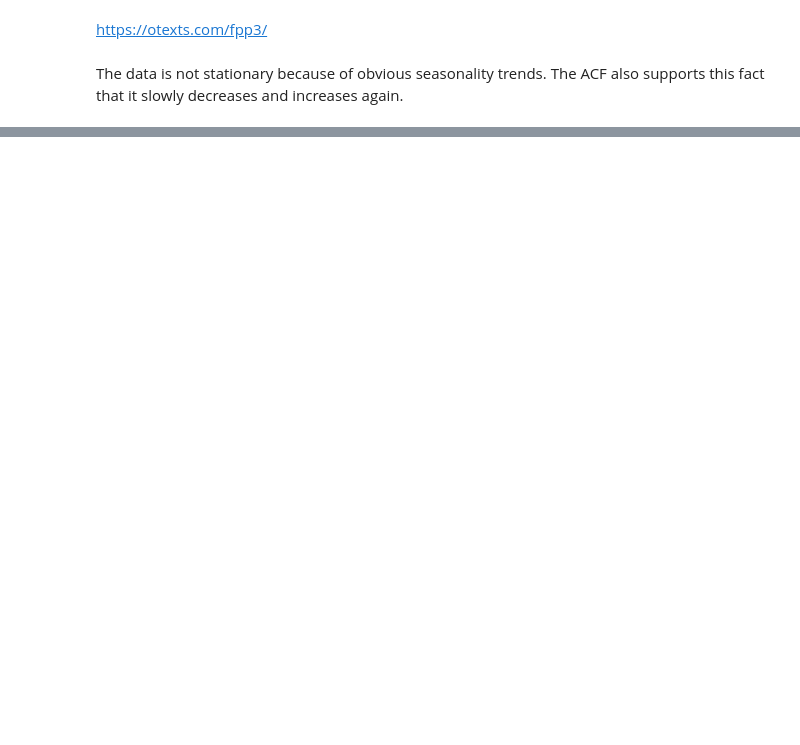
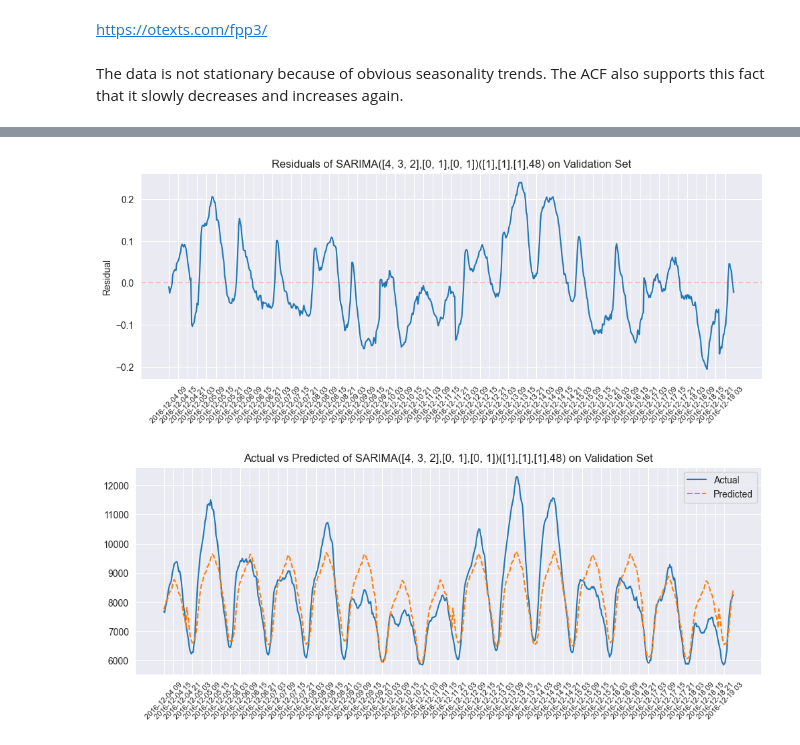
Before and after one commit to laukamkit/capstone_project_GroupA, a Jupyter notebook: src/eda_sarimax.ipynb, the cells around one changed output, grey strips where cells are left out. Drawn from its saved outputs; the diff is of its cells as text; code cells hidden in the pictures; blank space fills up the shorter version.

Commit message:
latest sarimax

```diff
--- a/src/eda_sarimax.ipynb
+++ b/src/eda_sarimax.ipynb
@@ -242,0 +319,20 @@ Warnings:
+# %%
+p = [4,3,2]
+d = [0,1]
+q = [0,1]
+p_s = [1]
+d_s = [1]
+q_s = [1]
+period = 48
+best_model_h_48, best_order_h_48, best_seasonal_order_h_48, progress_log_h_48 = grid_search_sarimax(
+    train_df=subset_train,
+    validation_df=validation,
+    target_var='LOG_TOTALDEMAND',
+    exog_vars=exog,
+    val_horizon=48,
+    val_iters=1000,
+    is_target_log_transform=True,
+    p_values=p, d_values=d, q_values=q,
+    p_s_values=p_s, d_s_values=d_s, q_s_values=q_s,
+    period=period
+)
@@ -245,30 +426,35 @@ Warnings:
 # resid_acf_plot = plot_acf(model_fit_sarima.resid, lags=(len(model_fit_sarima.resid)-1)//4)
 # resid_pacf_plot = plot_pacf(model_fit_sarima.resid, lags=(len(model_fit_sarima.resid)-1)//4)
 # %%
-# from datetime import datetime, timedelta
+from datetime import datetime, timedelta
 
-# print(validation_target.index.min(), validation_target.index.max())
-# predictions = model_fit_sarima.forecast(
-#     steps=len(validation_target),
-#     exog=validation_target[exog]
-# )
-# residuals = validation_target['LOG_TOTALDEMAND'] - predictions
+forecast_horizon = 720
+step_size = 48
+validation_sub = validation.copy()
+validation_sub = validation_sub.iloc[:forecast_horizon]  # take only the first 720 rows for this test
+print(validation_sub.index.min(), validation_sub.index.max())
+predictions = best_model_h_48.forecast(
+    steps=len(validation_sub),
+    exog=validation_sub[exog]
+)
+residuals = validation_sub['LOG_TOTALDEMAND'] - predictions
 
-# plt.figure(figsize=(12,4))
-# plt.plot(residuals)
-# plt.title(f'Residuals of SARIMA({p},{d},{q})({p_s},{d_s},{q_s},{period}) on Validation Set')
-# plt.ylabel('Residual')
-# # for xticks, show as format 'YYYY-MM-DD HH'
-# plt.gca().xaxis.set_major_formatter(plt.matplotlib.dates.DateFormatter('%Y-%m-%d %H'))
-# plt.xticks(np.arange(validation_target.index[0], validation_target.index[-1], step=timedelta(hours=6)), rotation=45, fontsize=8)
-# plt.axhline(0, color='red', linestyle='--', alpha=0.2)
-# plt.show()
+plt.figure(figsize=(12,4))
+plt.plot(residuals)
+plt.title(f'Residuals of SARIMA({p},{d},{q})({p_s},{d_s},{q_s},{period}) on Validation Set')
+plt.ylabel('Residual')
+# for xticks, show as format 'YYYY-MM-DD HH'
+plt.gca().xaxis.set_major_formatter(plt.matplotlib.dates.DateFormatter('%Y-%m-%d %H'))
+plt.xticks(np.arange(validation_sub.index[0], validation_sub.index[-1], step=timedelta(hours=6)), rotation=45, fontsize=8)
+plt.axhline(0, color='red', linestyle='--', alpha=0.2)
+plt.show()
 
-# plt.figure(figsize=(12,4))
-# plt.plot(validation_target['TOTALDEMAND'], label='Actual')
-# plt.plot(np.exp(predictions), label='Predicted', linestyle='--')
-# plt.gca().xaxis.set_major_formatter(plt.matplotlib.dates.DateFormatter('%Y-%m-%d %H'))
-# plt.xticks(np.arange(validation_target.index[0], validation_target.index[-1], step=timedelta(hours=6)), rotation=45, fontsize=8)
-# plt.title(f'Actual vs Predicted of SARIMA({p},{d},{q})({p_s},{d_s},{q_s},{period}) on Validation Set')
-# plt.legend()
-# plt.show()
+plt.figure(figsize=(12,4))
+plt.plot(validation_sub['TOTALDEMAND'], label='Actual')
+plt.plot(np.exp(predictions), label='Predicted', linestyle='--')
+plt.gca().xaxis.set_major_formatter(plt.matplotlib.dates.DateFormatter('%Y-%m-%d %H'))
+plt.xticks(np.arange(validation_sub.index[0], validation_sub.index[-1], step=timedelta(hours=6)), rotation=45, fontsize=8)
+plt.title(f'Actual vs Predicted of SARIMA({p},{d},{q})({p_s},{d_s},{q_s},{period}) on Validation Set')
+plt.legend()
+plt.show()
+# %% [output]
@@ -274,0 +462,2 @@ Warnings:
+[figure, added]
+[figure, added]
```
Also changed, not shown: parts of 14 cells of this notebook.
